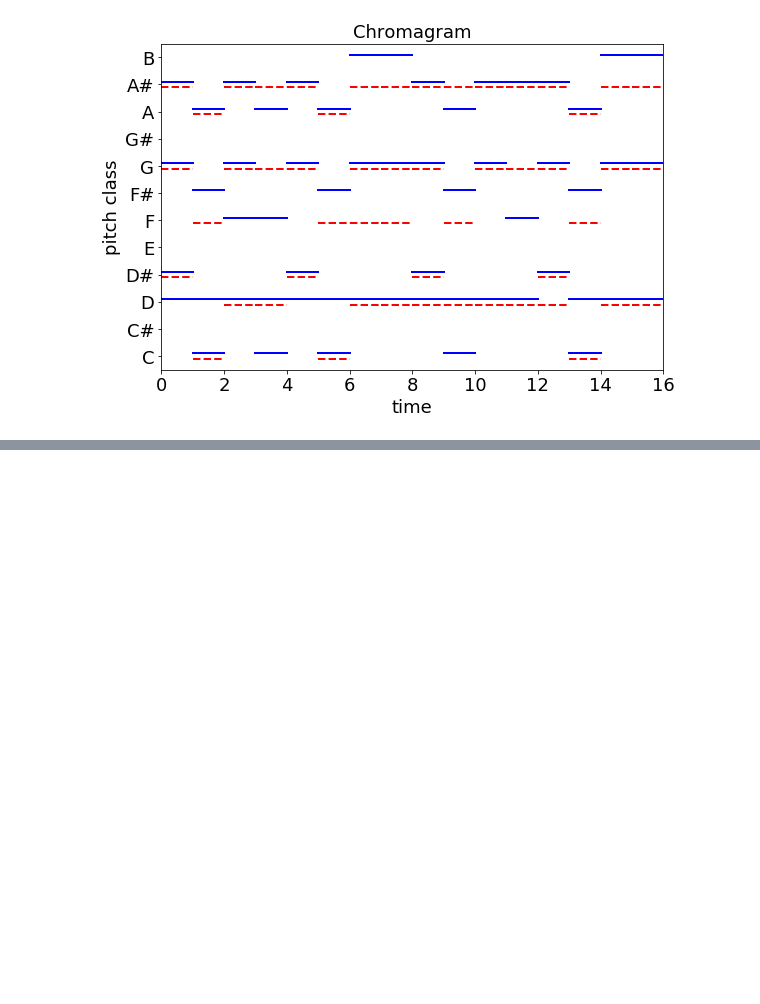
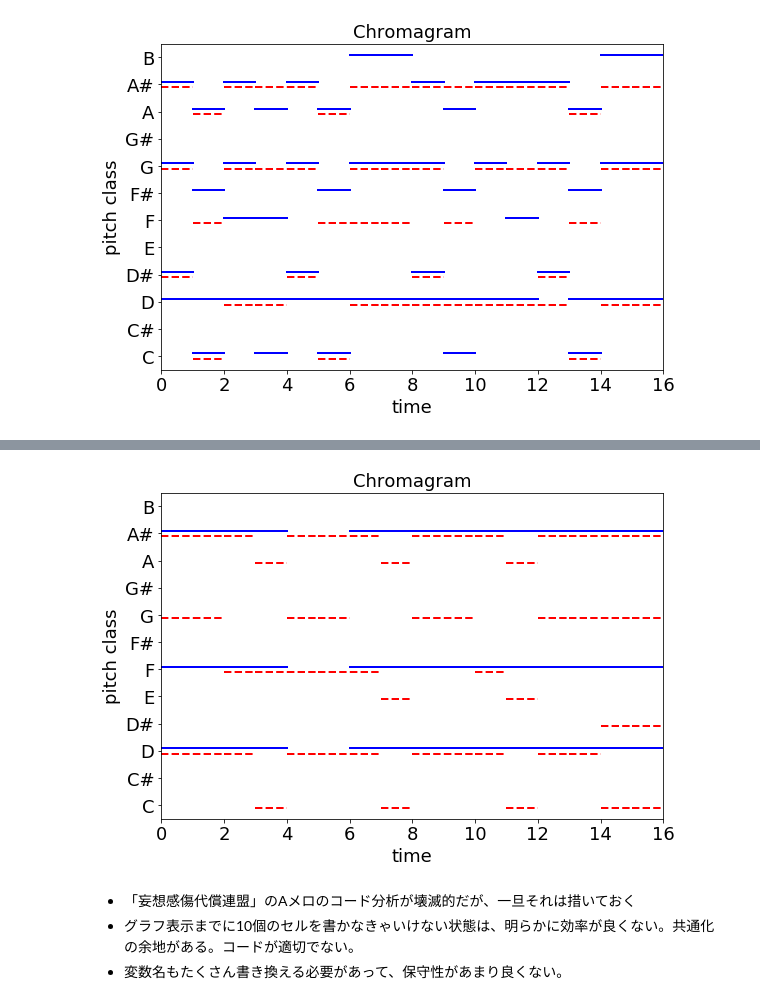
Before and after one commit to Linus-MK/audio_chord_analysis, a Jupyter notebook: perse_songle_api.ipynb, the cells around one changed output, grey strips where cells are left out. Drawn from its saved outputs; the diff is of its cells as text; code cells hidden in the pictures; blank space fills up the shorter version.

```diff
--- a/perse_songle_api.ipynb
+++ b/perse_songle_api.ipynb
@@ -487,0 +496,24 @@ Amelo_mousou = df_mousou.iloc[1:4]
+# %%
+Amelo_mousou["pitch_trans"] = Amelo_mousou["chord_pitch"].apply(transpose_pitch, args=(2,))
+Amelo_bokura["pitch_trans"] = Amelo_bokura["chord_pitch"].apply(transpose_pitch, args=(-1,))
+# %%
+Amelo_mousou.drop(columns=['index'], inplace=True)
+Amelo_bokura.drop(columns=['index'], inplace=True)
+# %%
+Amelo_mousou_temp = Amelo_mousou.copy()
+Amelo_mousou_temp = convert_duration(Amelo_mousou_temp)
+# %%
+Amelo_bokura_temp = Amelo_bokura.copy()
+Amelo_bokura_temp = convert_duration(Amelo_bokura_temp)
+# %%
+fig = plt.figure(figsize=(9, 6))
+ax = plt.axes()
+plot_chord_chromagram(Amelo_bokura_temp["pitch_trans"], "r--",-0.1, fig, ax)
+plot_chord_chromagram(Amelo_mousou_temp["pitch_trans"], "b-", 0.1, fig, ax)
+ax.patch.set_facecolor('None')
+# %% [output]
+[figure, added]
+# %% [markdown]
+* 「妄想感傷代償連盟」のAメロのコード分析が壊滅的だが、一旦それは措いておく
+* グラフ表示までに10個のセルを書かなきゃいけない状態は、明らかに効率が良くない。共通化の余地がある。コードが適切でない。
+* 変数名もたくさん書き換える必要があって、保守性があまり良くない。
```
Also changed, not shown: parts of 5 cells of this notebook.
